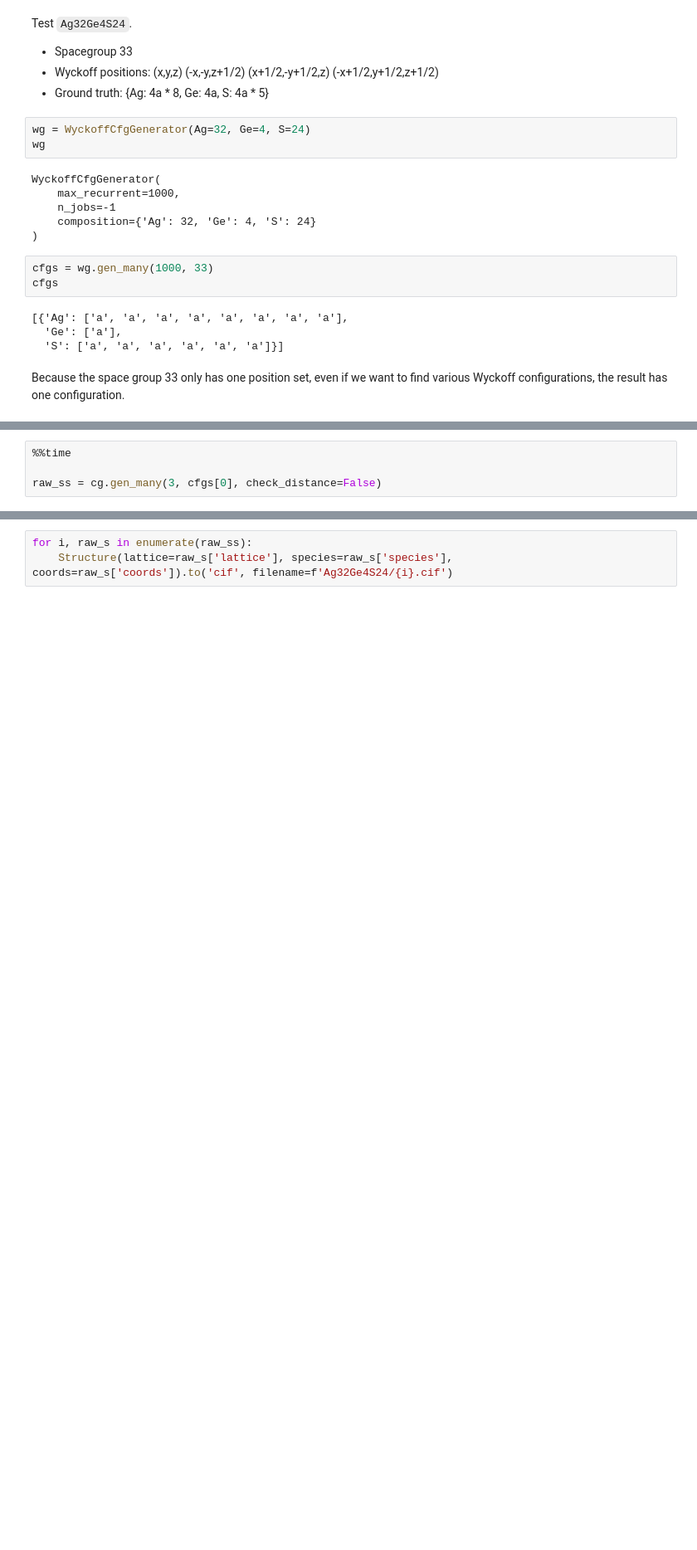
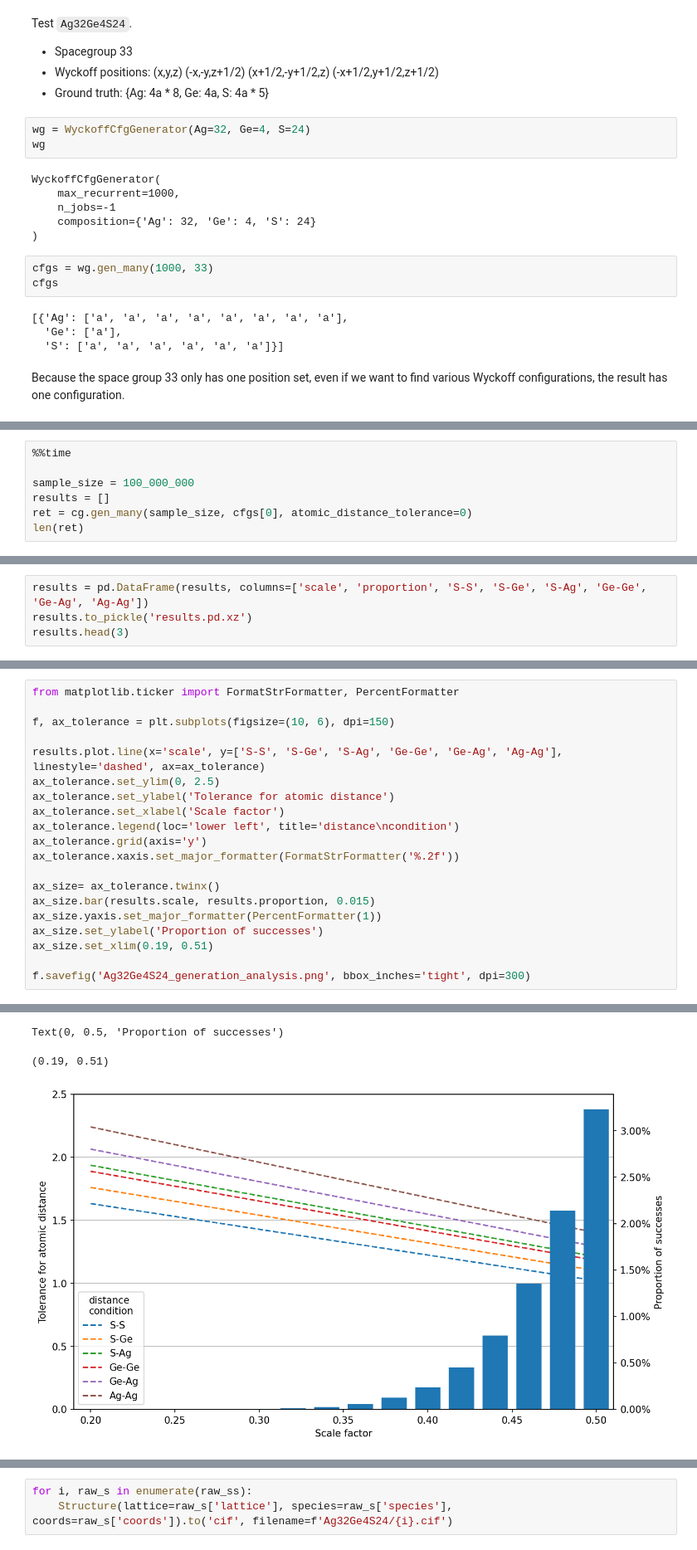
Before and after one commit to yoshida-lab/crystallus, a Jupyter notebook: examples/test_complicate_case.ipynb, the cells around one changed output, grey strips where cells are left out. Shown at 83% size. Saved outputs shown, nothing was run; the diff lists cells and outputs as text; blank space fills up the shorter version.

```diff
--- a/examples/test_complicate_case.ipynb
+++ b/examples/test_complicate_case.ipynb
@@ -88,5 +78,8 @@ CrystalGenerator(
 # %%
 %%time
 
-raw_ss = cg.gen_many(3, cfgs[0], check_distance=False)
+sample_size = 100_000_000
+results = []
+ret = cg.gen_many(sample_size, cfgs[0], atomic_distance_tolerance=0)
+len(ret)
 # %% [output]
@@ -94,0 +89,4 @@ Wall time: 362 µs
+# %%
+results = pd.DataFrame(results, columns=['scale', 'proportion', 'S-S', 'S-Ge', 'S-Ag', 'Ge-Ge', 'Ge-Ag', 'Ag-Ag'])
+results.to_pickle('results.pd.xz')
+results.head(3)
@@ -94,0 +122,21 @@ Wall time: 362 µs
+# %%
+from matplotlib.ticker import FormatStrFormatter, PercentFormatter
+
+f, ax_tolerance = plt.subplots(figsize=(10, 6), dpi=150)
+
+results.plot.line(x='scale', y=['S-S', 'S-Ge', 'S-Ag', 'Ge-Ge', 'Ge-Ag', 'Ag-Ag'], linestyle='dashed', ax=ax_tolerance)
+ax_tolerance.set_ylim(0, 2.5)
+ax_tolerance.set_ylabel('Tolerance for atomic distance')
+ax_tolerance.set_xlabel('Scale factor')
+ax_tolerance.legend(loc='lower left', title='distance\ncondition')
+ax_tolerance.grid(axis='y')
+ax_tolerance.xaxis.set_major_formatter(FormatStrFormatter('%.2f'))
+
+ax_size= ax_tolerance.twinx()
+ax_size.bar(results.scale, results.proportion, 0.015)
+ax_size.yaxis.set_major_formatter(PercentFormatter(1))
+ax_size.set_ylabel('Proportion of successes')
+ax_size.set_xlim(0.19, 0.51)
+
+f.savefig('Ag32Ge4S24_generation_analysis.png', bbox_inches='tight', dpi=300)
+# %% [output]
@@ -94,0 +149,3 @@ Wall time: 362 µs
+Text(0, 0.5, 'Proportion of successes')
+(0.19, 0.51)
+[figure, added]
```
Also changed, not shown: parts of 14 cells of this notebook, 4 other files.
